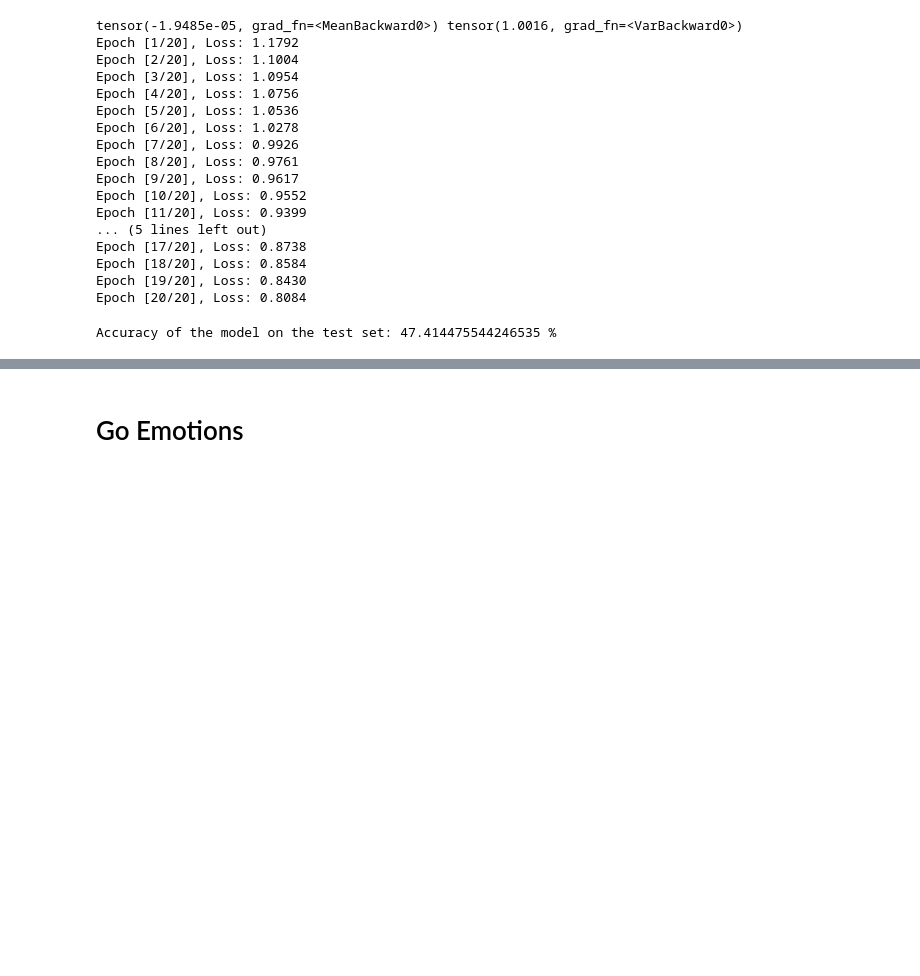
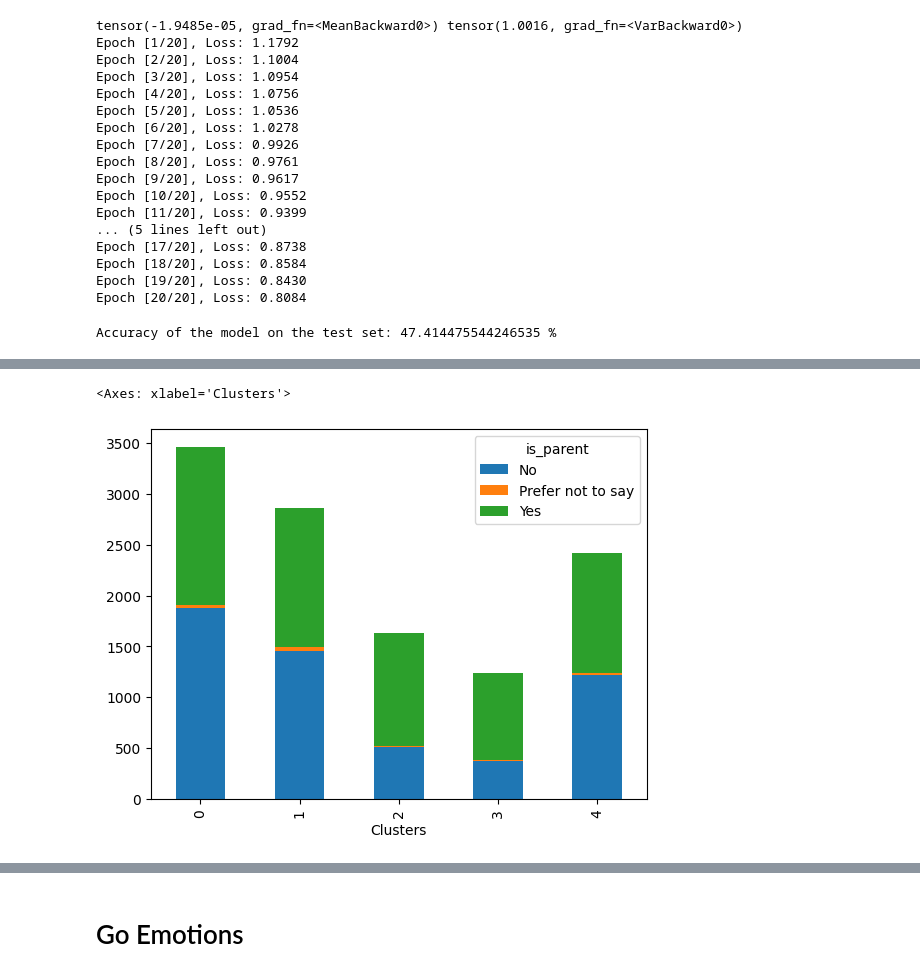
Before and after one commit to yarakhater/annotator_disagreement, a Jupyter notebook: nn-classifier.ipynb, the cells around one changed output, grey strips where cells are left out. Saved outputs shown, nothing was run; the diff lists cells and outputs as text; code cells hidden in the pictures; blank space fills up the shorter version.

```diff
--- a/nn-classifier.ipynb
+++ b/nn-classifier.ipynb
@@ -352,0 +389,8 @@ Accuracy of the model on the test set: 48.29092451229856 %
+# %%
+data = pd.DataFrame({'Clusters': clusters, 'is_parent': annotators_df['is_parent']})
+grouped_data = data.groupby(['Clusters', 'is_parent']).size().reset_index(name='Count')
+pivot_table = grouped_data.pivot(index='Clusters', columns='is_parent', values='Count')
+pivot_table.plot(kind='bar', stacked=True)
+# %% [output]
+<Axes: xlabel='Clusters'>
+[figure, added]
```
Also changed, not shown: parts of 27 cells of this notebook, 1 other file.
